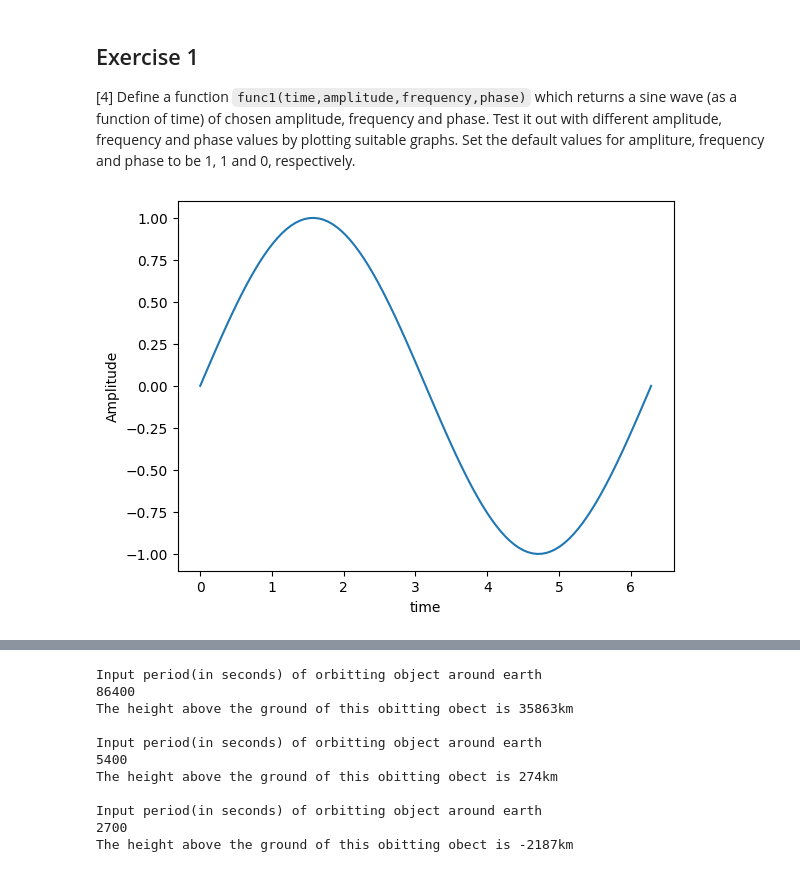
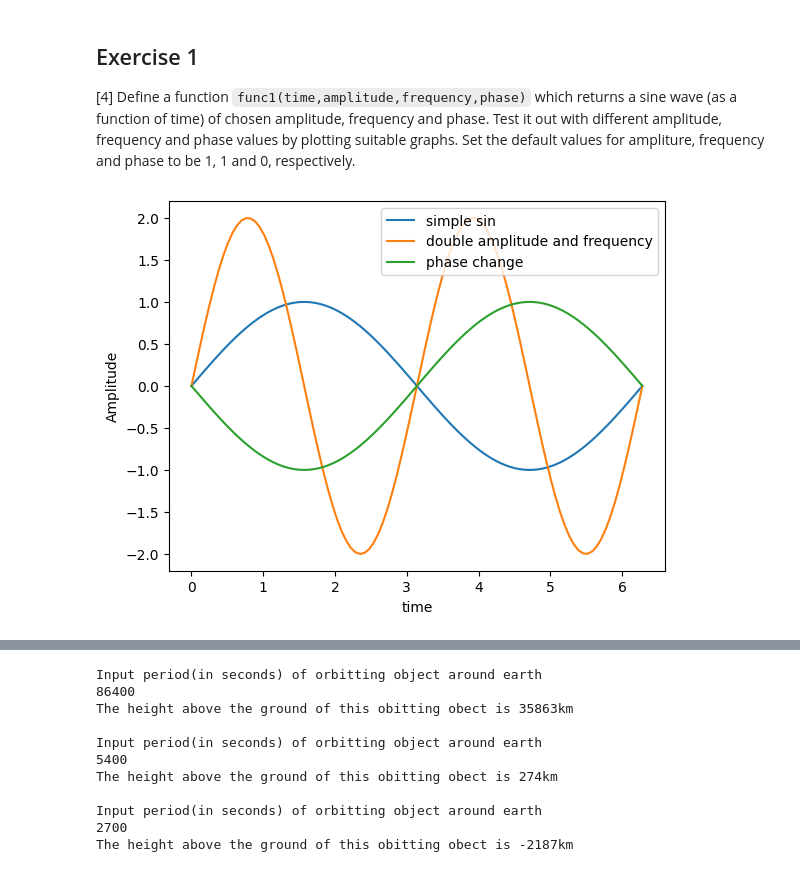
Before and after one commit to PX2145-2025/week-2-b-Louis-Risbridger, a Jupyter notebook: Functions.ipynb, the cells around one changed output, grey strips where cells are left out. Cells and saved outputs as stored; diff of their text form; code cells hidden in the pictures.

```diff
--- a/Functions.ipynb
+++ b/Functions.ipynb
@@ -277,19 +275,23 @@ Use the `anglesutils` module you just created to plot that function from $t=0\,\
 # %%
 import numpy as np
 import matplotlib.pyplot as plt
 
 def sin(time, amplitude, frequency, phase):
   return amplitude * (np.sin(frequency * time + phase))
 
+defaultVals = [1,1,0]
 t = np.linspace(0,2*np.pi,100)
 
-plt.plot(t,sin(t, 1, 1, 0)) #plotting time against a sin function that has 1 amplitude 1 frequency and 1 phase, testing other inputs works as it should
+plt.plot(t,sin(t, *defaultVals), label = "simple sin") #plotting time against a sin function that has 1 amplitude 1 frequency and 1 phase, testing other inputs works as it should
+plt.plot(t,sin(t,2,2,0), label = "double amplitude and frequency") # double amplitude double frequency test
+plt.plot(t,sin(t,1,1,np.pi),label = "phase change")
 plt.xlabel("time")
+plt.legend()
 plt.ylabel("Amplitude")
 
 plt.show()
 # %% [output]
-[figure, old version]
+[figure, new version]
 # %% [markdown]
 ## Exercise 2
 
```
Also changed, not shown: parts of 6 cells of this notebook.
